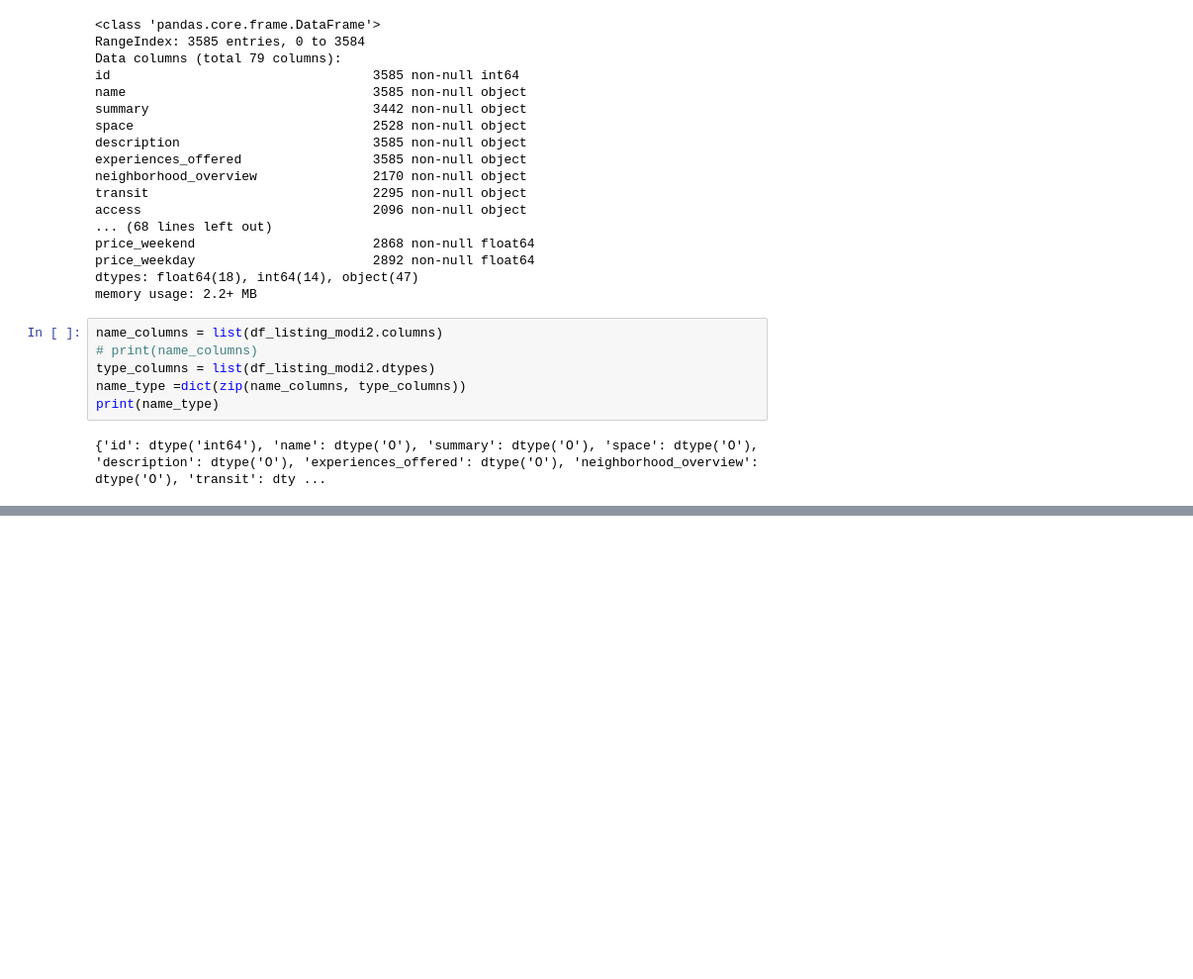
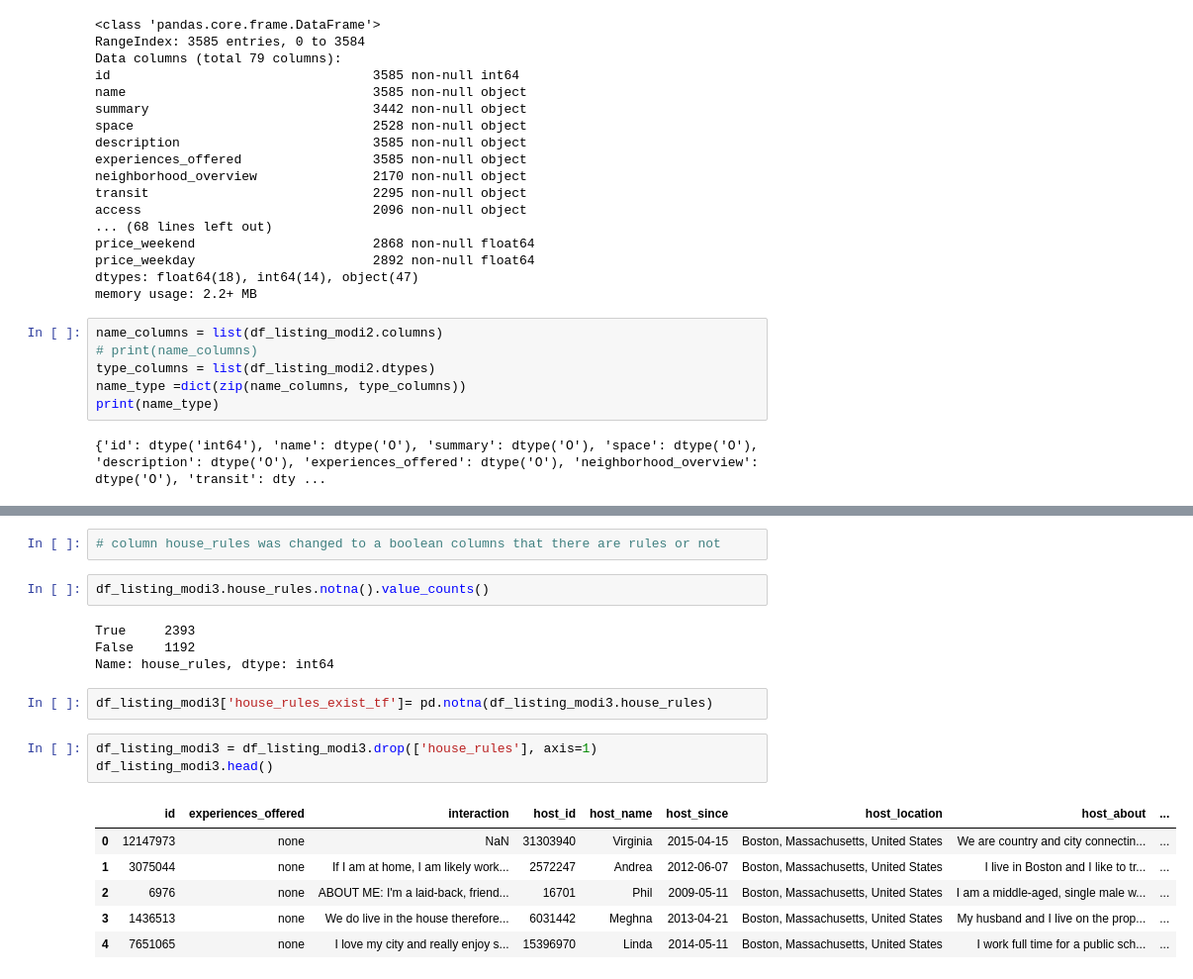
Before and after one commit to dalpengholic/Udacity_Boston-AirBNB-Data, a Jupyter notebook: p4_Boston_AirBnB_with CRISP-DM.ipynb, the cells around one changed output, grey strips where cells are left out. Shown at 99% size. Cells and saved outputs as stored; diff of their text form; blank space fills up the shorter version.

```diff
--- a/p4_Boston_AirBnB_with CRISP-DM.ipynb
+++ b/p4_Boston_AirBnB_with CRISP-DM.ipynb
@@ -481,0 +526,20 @@ for i,j in zip(tmp,tmp1):
+# %%
+# column house_rules was changed to a boolean columns that there are rules or not
+# %%
+df_listing_modi3.house_rules.notna().value_counts()
+# %% [output]
+True     2393
+False    1192
+Name: house_rules, dtype: int64
+# %%
+df_listing_modi3['house_rules_exist_tf']= pd.notna(df_listing_modi3.house_rules)
+# %%
+df_listing_modi3 = df_listing_modi3.drop(['house_rules'], axis=1)
+df_listing_modi3.head()
+# %% [output]
+|  | id | experiences_offered | interaction | host_id | host_name | host_since | host_location | host_about | ... |
+| 0 | 12147973 | none | NaN | 31303940 | Virginia | 2015-04-15 | Boston, Massachusetts, United States | We are country and city connectin... | ... |
+| 1 | 3075044 | none | If I am at home, I am likely work... | 2572247 | Andrea | 2012-06-07 | Boston, Massachusetts, United States | I live in Boston and I like to tr... | ... |
+| 2 | 6976 | none | ABOUT ME: I'm a laid-back, friend... | 16701 | Phil | 2009-05-11 | Boston, Massachusetts, United States | I am a middle-aged, single male w... | ... |
+| 3 | 1436513 | none | We do live in the house therefore... | 6031442 | Meghna | 2013-04-21 | Boston, Massachusetts, United States | My husband and I live on the prop... | ... |
+| 4 | 7651065 | none | I love my city and really enjoy s... | 15396970 | Linda | 2014-05-11 | Boston, Massachusetts, United States | I work full time for a public sch... | ... |
```
Also changed, not shown: parts of 31 cells of this notebook.
